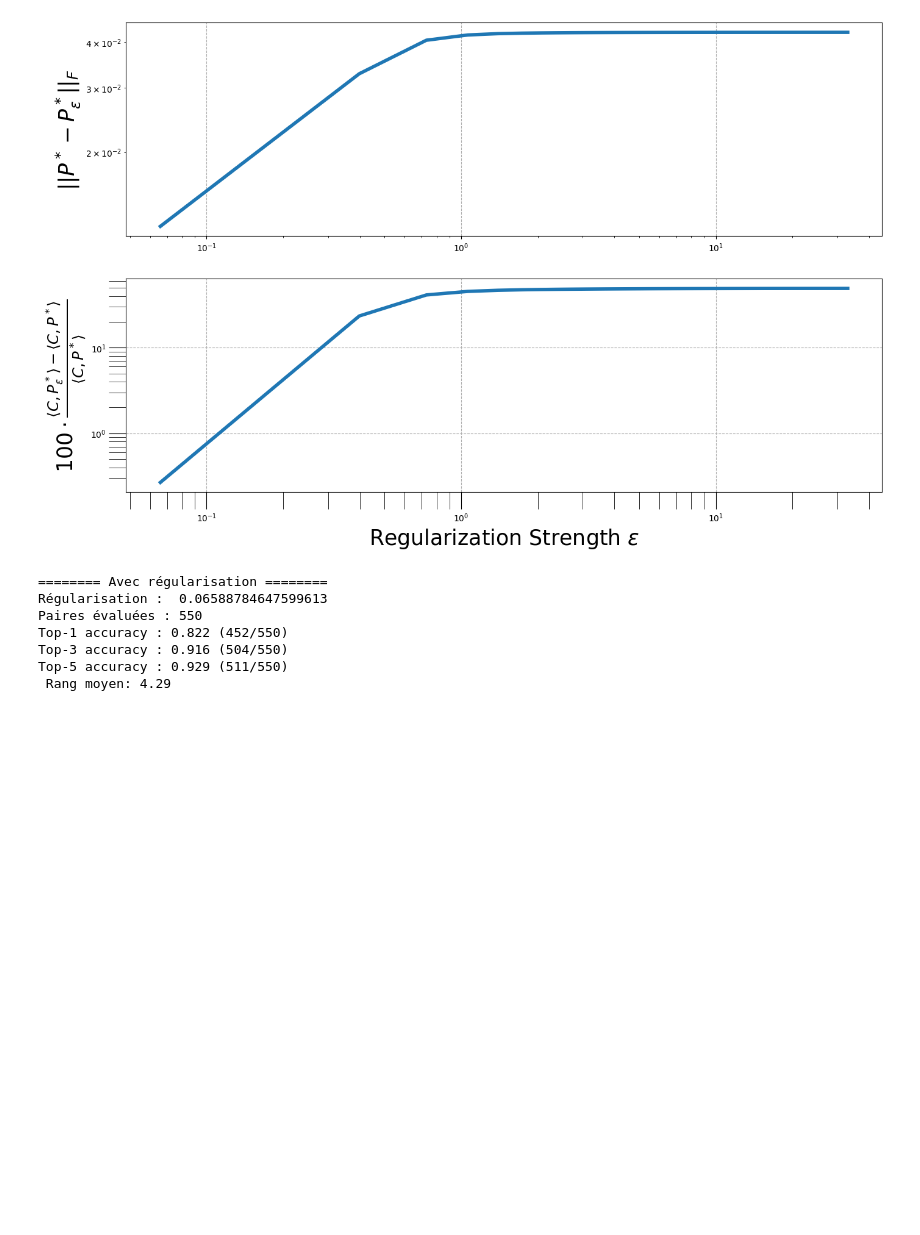
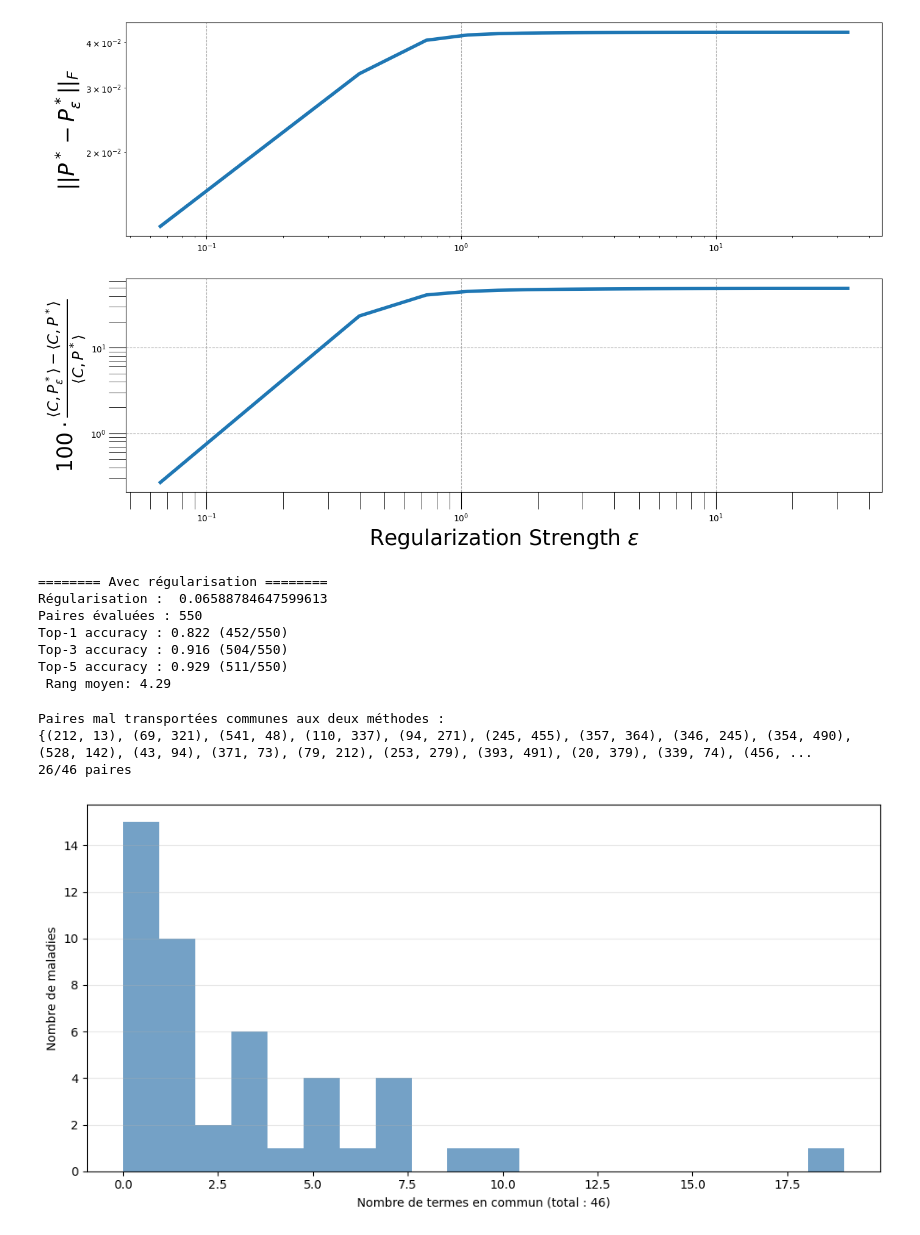
Before and after one commit to averniere/OT_simulation_maladies, a Jupyter notebook: Embeddings/test.ipynb, the cells around one changed output. Cells and saved outputs as stored; diff of their text form; code cells hidden in the pictures; blank space fills up the shorter version.

```diff
--- a/Embeddings/test.ipynb
+++ b/Embeddings/test.ipynb
@@ -1746,3 +1534,59 @@ Top-1 accuracy : 0.822 (452/550)
 Top-3 accuracy : 0.916 (504/550)
 Top-5 accuracy : 0.929 (511/550)
  Rang moyen: 4.29
+# %%
+dict_ranks_w = {}
+for i, k in enumerate(pairs_r.keys()):
+    dict_ranks_w[k]=ranks_r[i]
+
+paires_zero_w = [k for k, v in pairs_r.items() if (v[0] > 3 or v[0]==0)]
+paires_zero_dict_w = {}
+hpo_cols = [c for c in df_omim.columns if c.startswith('HP:')]
+idx2omim={t:v for v,t in omim_to_idx.items()}
+idx2orpha={t:v for v,t in orpha_to_idx.items()}
+for (i,j) in  paires_zero_w:
+    j_pred = np.argmax(wass_ot_plan_reg[i])
+    omim_row  = df_omim.iloc[i][hpo_cols]
+    orpha_row = df_orpha.iloc[j][hpo_cols]
+    orpha_row_pred = df_orpha.iloc[j_pred][hpo_cols]
+
+    omim_hpos = omim_row[omim_row == 1].index.tolist()
+    orpha_hpos = orpha_row[orpha_row == 1].index.tolist()
+    orpha_pred_hpos = orpha_row_pred[orpha_row_pred==1].index.tolist()
+    disease_i = pd.unique(df_hpoa[df_hpoa['database_id']==idx2omim[i]]['disease_name'])[0]
+    disease_j = pd.unique(df_hpoa[df_hpoa['database_id']==idx2orpha[j]]['disease_name'])[0]
+
+    paires_zero_dict_w[(i, j)] = {
+        "rank": dict_ranks_w[(i,j)],
+        "omim":  {"name": disease_i, "count": len(omim_hpos), "terms": omim_hpos},
+        "orpha": {"name": disease_j, "count": len(orpha_hpos), "terms": orpha_hpos},
+        "commun":set(omim_hpos)&set(orpha_hpos),
+        "cost_true": cost_wasserstein[i, j],
+        "cost_pred": cost_wasserstein[i, j_pred],
+        "predicted_disease" : pd.unique(df_hpoa[df_hpoa['database_id']==idx2orpha[j_pred]]['disease_name'])[0],
+        "count_pred" : len(orpha_pred_hpos),
+        "terms pred" : orpha_pred_hpos
+    }
+print("Paires mal transportées communes aux deux méthodes :")
+print(set(paires_zero)&set(paires_zero_w))
+print(f"{len(set(paires_zero)&set(paires_zero_w))}/{len(paires_zero_w)} paires")
+# %% [output]
+Paires mal transportées communes aux deux méthodes :
+{(212, 13), (69, 321), (541, 48), (110, 337), (94, 271), (245, 455), (357, 364), (346, 245), (354, 490), (528, 142), (43, 94), (371, 73), (79, 212), (253, 279), (393, 491), (20, 379), (339, 74), (456, ...
+26/46 paires
+# %%
+# Termes HP en commun parmi les maladies non associées
+communs_w = np.array([len(v['commun'])  for v in paires_zero_dict_w.values()])
+
+fig, ax = plt.subplots(figsize=(10, 5))
+
+sns.histplot(communs_w, bins=20, ax=ax, color='steelblue', edgecolor='none')
+
+ax.set_xlabel(f"Nombre de termes en commun (total : {len(communs_w)})")
+ax.set_ylabel("Nombre de maladies")
+ax.grid(axis='y', alpha=0.3)
+
+plt.tight_layout()
+plt.show()
+# %% [output]
+[figure, added]
```
Also changed, not shown: parts of 20 cells of this notebook, 2 other files.
